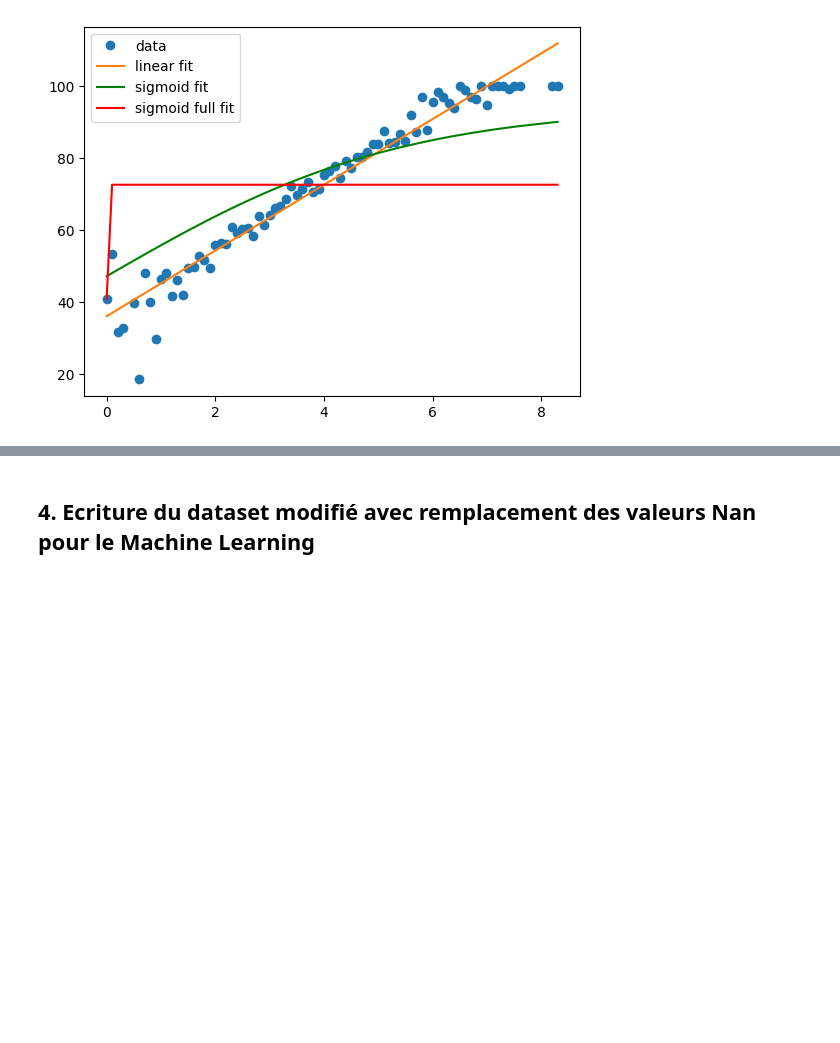
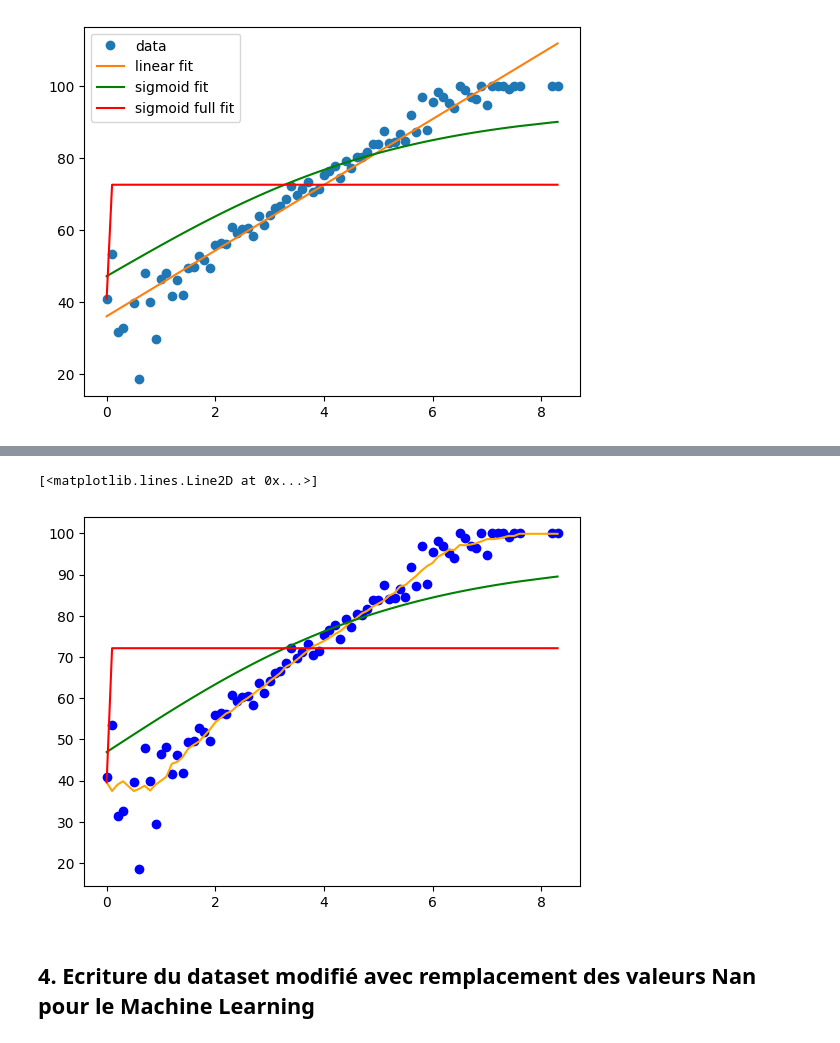
Before and after one commit to smazoyerdatascience/Student-Habits-vs-Academic-Performance, a Jupyter notebook: notebooks/student_habits_performance_EDA.ipynb, the cells around one changed output, grey strips where cells are left out. Drawn from its saved outputs; the diff is of its cells as text; code cells hidden in the pictures; blank space fills up the shorter version.

```diff
--- a/notebooks/student_habits_performance_EDA.ipynb
+++ b/notebooks/student_habits_performance_EDA.ipynb
@@ -617,3 +629,22 @@ plt.legend()
+# %%
+parameters, covariance = curve_fit(sigmoid_fct, xdata, y)
+fit_A = parameters[0]
+fit_B = parameters[1]
+fit_sigmoid_y = sigmoid_fct(xdata, fit_A,fit_B)
+
+parameters, covariance = curve_fit(sigmoid_full_fct, xdata, y)
+fit_A = parameters[0]
+fit_B = parameters[1]
+fit_C = parameters[2]
+fit_sigmoid_full_y = sigmoid_full_fct(xdata, fit_A,fit_B, fit_C)
+
+plt.plot(xdata, ydata, 'o', color = "blue", label='data')
+plt.plot(xdata, y, '-', color = "orange", label='smoothing')
+plt.plot(xdata, fit_sigmoid_y, '-', color = "green", label='sigmoid fit')
+plt.plot(xdata, fit_sigmoid_full_y, '-', color='red', label='sigmoid full fit')
+# %% [output]
+[<matplotlib.lines.Line2D at 0x...>]
+[figure, added]
 # %% [markdown]
 ## 4. Ecriture du dataset modifié avec remplacement des valeurs Nan pour le Machine Learning
 # %%
```
Also changed, not shown: parts of 2 cells of this notebook.
